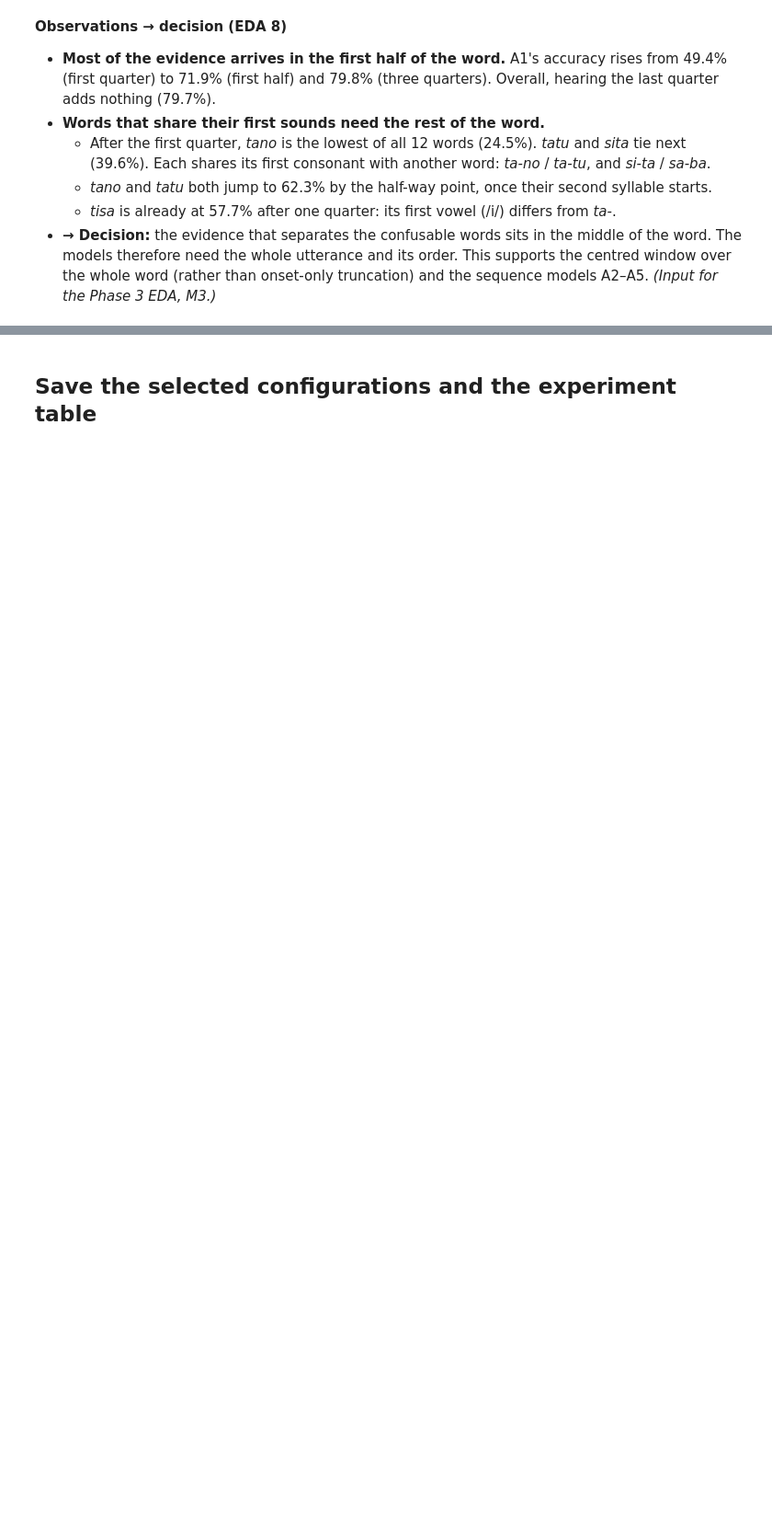
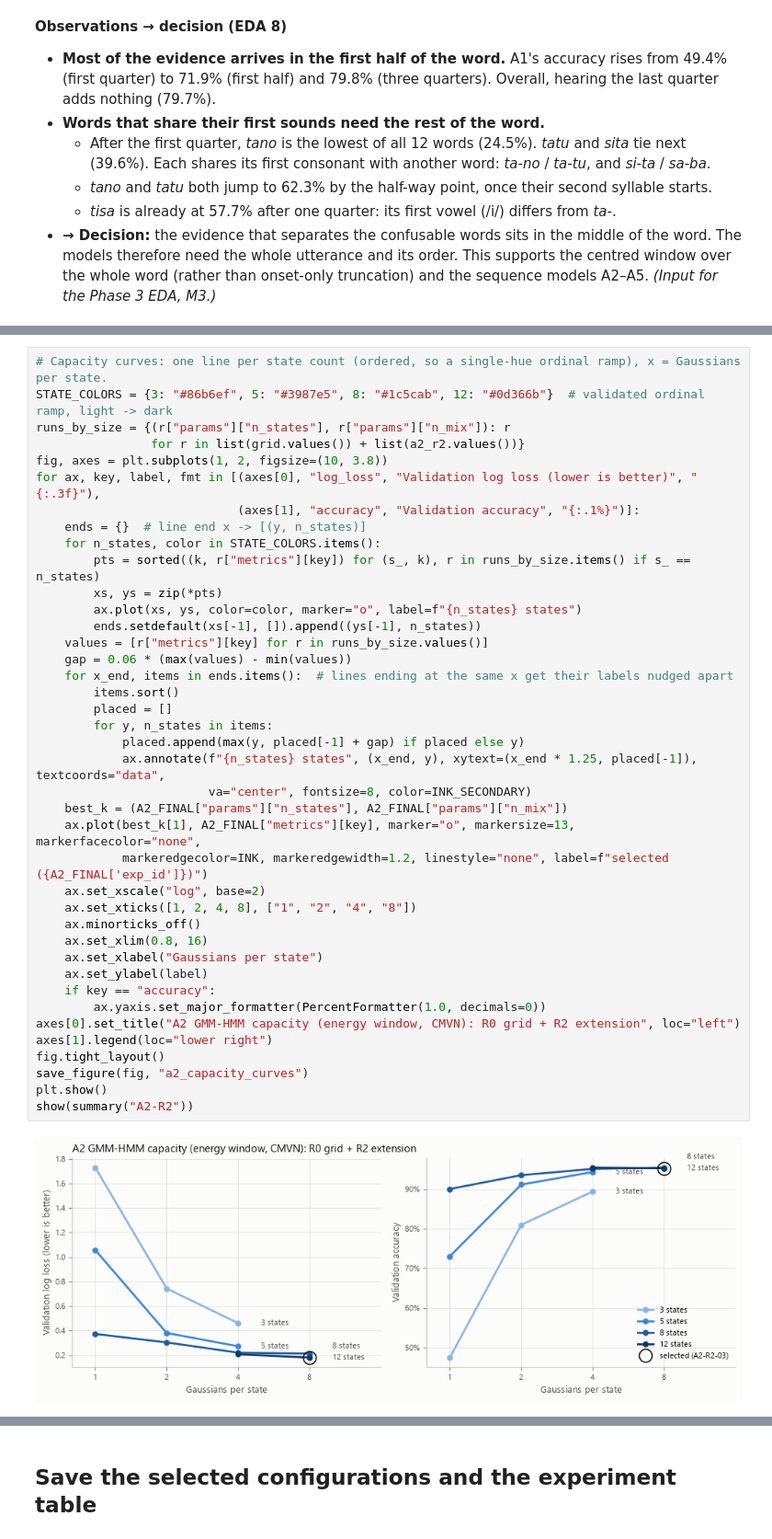
Before and after one commit to Hassan-Adelani-Luqman/nlp-sequential-modeling-group21, a Jupyter notebook: notebooks/02_baselines.ipynb, the cells around one changed output, grey strips where cells are left out. Shown at 92% size. Cells and saved outputs as stored; diff of their text form; blank space fills up the shorter version.

```diff
--- a/notebooks/02_baselines.ipynb
+++ b/notebooks/02_baselines.ipynb
@@ -551,0 +579,42 @@ plt.show()
+# %%
+# Capacity curves: one line per state count (ordered, so a single-hue ordinal ramp), x = Gaussians per state.
+STATE_COLORS = {3: "#86b6ef", 5: "#3987e5", 8: "#1c5cab", 12: "#0d366b"}  # validated ordinal ramp, light -> dark
+runs_by_size = {(r["params"]["n_states"], r["params"]["n_mix"]): r
+                for r in list(grid.values()) + list(a2_r2.values())}
+fig, axes = plt.subplots(1, 2, figsize=(10, 3.8))
+for ax, key, label, fmt in [(axes[0], "log_loss", "Validation log loss (lower is better)", "{:.3f}"),
+                            (axes[1], "accuracy", "Validation accuracy", "{:.1%}")]:
+    ends = {}  # line end x -> [(y, n_states)]
+    for n_states, color in STATE_COLORS.items():
+        pts = sorted((k, r["metrics"][key]) for (s_, k), r in runs_by_size.items() if s_ == n_states)
+        xs, ys = zip(*pts)
+        ax.plot(xs, ys, color=color, marker="o", label=f"{n_states} states")
+        ends.setdefault(xs[-1], []).append((ys[-1], n_states))
+    values = [r["metrics"][key] for r in runs_by_size.values()]
+    gap = 0.06 * (max(values) - min(values))
+    for x_end, items in ends.items():  # lines ending at the same x get their labels nudged apart
+        items.sort()
+        placed = []
+        for y, n_states in items:
+            placed.append(max(y, placed[-1] + gap) if placed else y)
+            ax.annotate(f"{n_states} states", (x_end, y), xytext=(x_end * 1.25, placed[-1]), textcoords="data",
+                        va="center", fontsize=8, color=INK_SECONDARY)
+    best_k = (A2_FINAL["params"]["n_states"], A2_FINAL["params"]["n_mix"])
+    ax.plot(best_k[1], A2_FINAL["metrics"][key], marker="o", markersize=13, markerfacecolor="none",
+            markeredgecolor=INK, markeredgewidth=1.2, linestyle="none", label=f"selected ({A2_FINAL['exp_id']})")
+    ax.set_xscale("log", base=2)
+    ax.set_xticks([1, 2, 4, 8], ["1", "2", "4", "8"])
+    ax.minorticks_off()
+    ax.set_xlim(0.8, 16)
+    ax.set_xlabel("Gaussians per state")
+    ax.set_ylabel(label)
+    if key == "accuracy":
+        ax.yaxis.set_major_formatter(PercentFormatter(1.0, decimals=0))
+axes[0].set_title("A2 GMM-HMM capacity (energy window, CMVN): R0 grid + R2 extension", loc="left")
+axes[1].legend(loc="lower right")
+fig.tight_layout()
+save_figure(fig, "a2_capacity_curves")
+plt.show()
+show(summary("A2-R2"))
+# %% [output]
+[figure, added]
```
Also changed, not shown: parts of 8 cells of this notebook, 15 other files.
